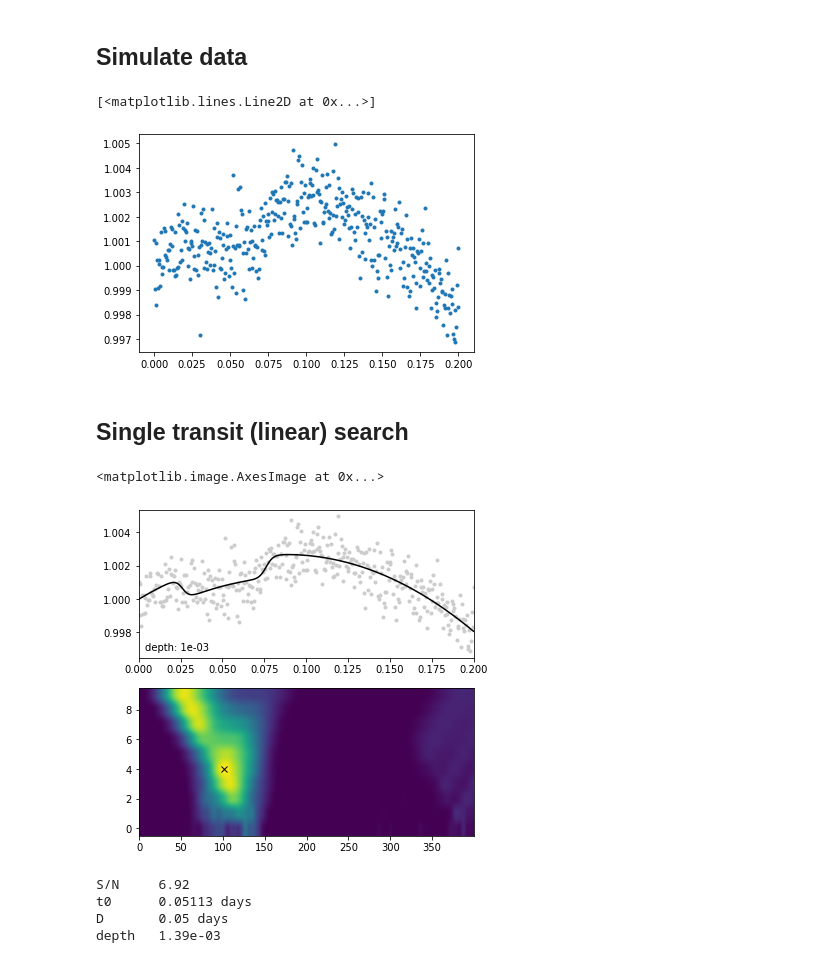
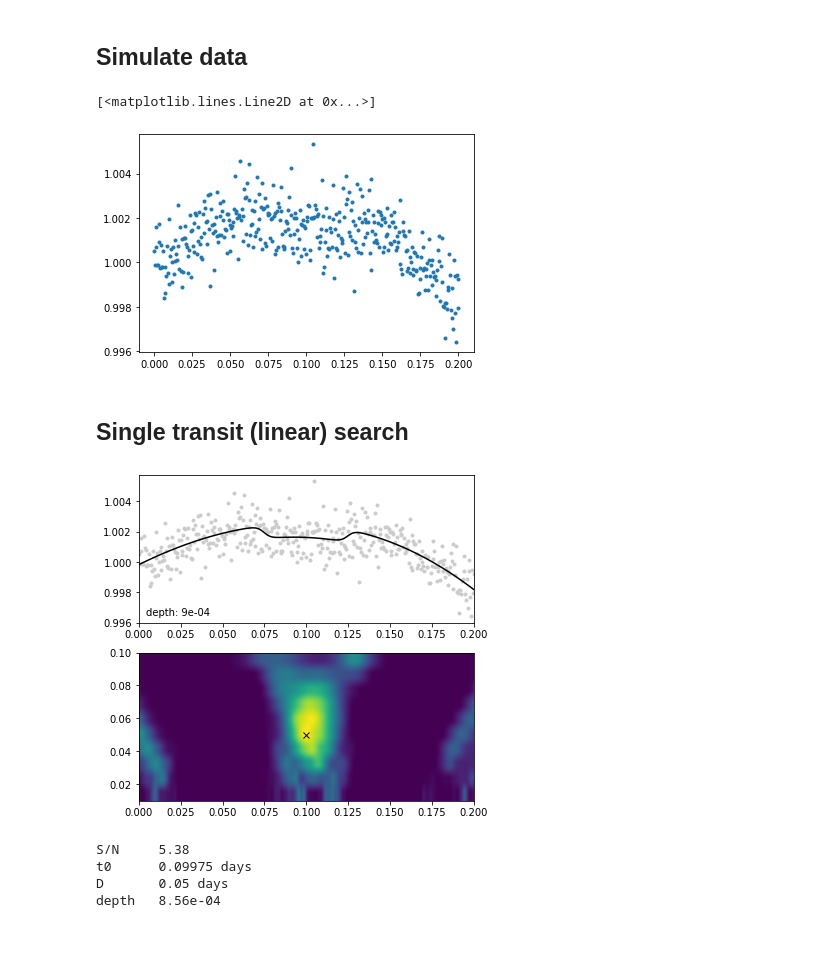
Before and after one commit to lgrcia/nuance, a Jupyter notebook: docs/notebooks/single_transit.ipynb, the cells around one changed output. Cells and saved outputs as stored; diff of their text form; code cells hidden in the pictures.

Commit message:
search_data and modify logLL folding

```diff
--- a/docs/notebooks/single_transit.ipynb
+++ b/docs/notebooks/single_transit.ipynb
@@ -5,18 +11,15 @@
 # %%
-import matplotlib.pyplot as plt
-import numpy as np
-from nuance.utils import transit
-
+np.random.seed(42)
 time = np.linspace(0, 0.2, 400)
 diff_error = 0.001
 X = np.vander(time, N=4, increasing=True)
 w = [1., 0.05, -0.2, -0.5]
-diff_flux = transit(time, 0.2/4, 0.05, 0.001) + np.random.normal(0., diff_error, size=len(time)) + X@w
+diff_flux = transit(time, 0.2/2, 0.05, 0.001) + np.random.normal(0., diff_error, size=len(time)) + X@w
 
 plt.plot(time, diff_flux, ".")
 # %% [output]
 [<matplotlib.lines.Line2D at 0x...>]
-[figure, old version]
+[figure, new version]
 # %% [markdown]
 ## Single transit (linear) search
 # %%
@@ -26,36 +29,31 @@ nu = Nuance(time, diff_flux, diff_error, X.T)
 
 t0s = time.copy()
 durations = np.linspace(0.01, 0.1, 10)
-ls, depths, depths_var = nu.linear_search(t0s, durations)
+result = nu.linear_search(t0s, durations)
+# %%
+t0, D, _ = result.best
+mean, astro, noise = nu.models(t0, D)
 # %%
-i, j = np.unravel_index(np.argmax(ls), ls.shape)
-t0, D = t0s[i], durations[j]
-mean, astro, noise = nu.models(t0, D)
-
 plt.figure(None, (6, 6))
 plt.subplot(211)
 plt.plot(time, diff_flux, ".", c="0.8")
 plt.plot(time, mean + astro + noise, c="k")
 plt.xlim(time.min(), time.max())
 plt.text(0.02, 0.05, f"depth: {nu.depth(t0, D)[0]:2.0e}", transform=plt.gca().transAxes)
 plt.subplot(212)
-plt.plot(i, j, "x", c="k")
-plt.imshow(ls.T, aspect='auto', origin="lower")
+plt.plot(t0, D, "x", c="k")
+result.show_ll()
 # %% [output]
-<matplotlib.image.AxesImage at 0x...>
-[figure, old version]
+[figure, new version]
 # %%
-w0, v0 = nu.solve(t0, D)
-snr = w0[-1]/np.sqrt(v0[-1, -1])
-
 print(f"""
-S/N\t{snr:.2f}
+S/N\t{nu.snr(t0, D):.2f}
 t0\t{t0:.5f} days
 D\t{D:.2f} days
-depth\t{w0[-1]:3.2e}
+depth\t{nu.depth(t0, D)[0]:3.2e}
 """)
 # %% [output]
-S/N     6.92
-t0      0.05113 days
+S/N     5.38
+t0      0.09975 days
 D       0.05 days
-depth   1.39e-03
+depth   8.56e-04
```
Also changed, not shown: parts of 1 cell of this notebook, 6 other files.
